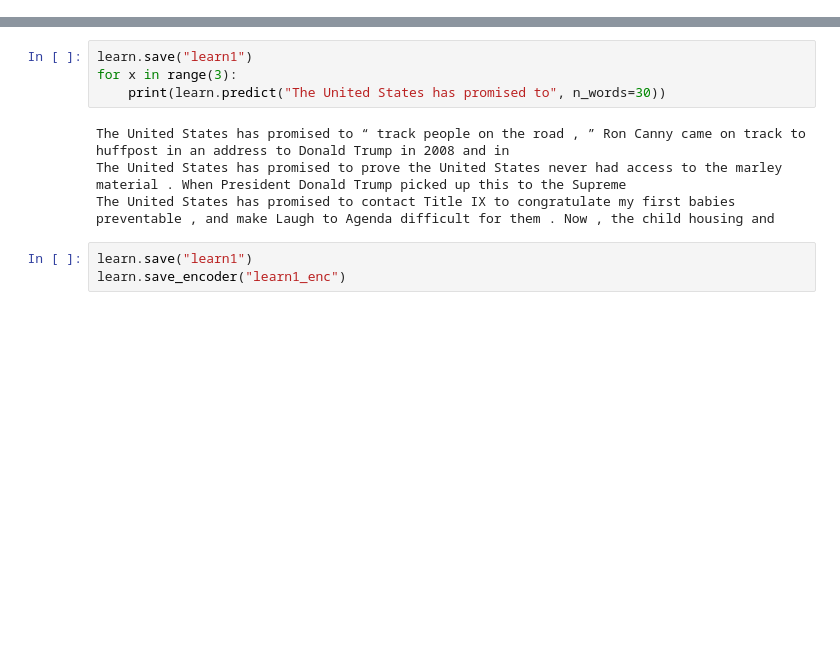
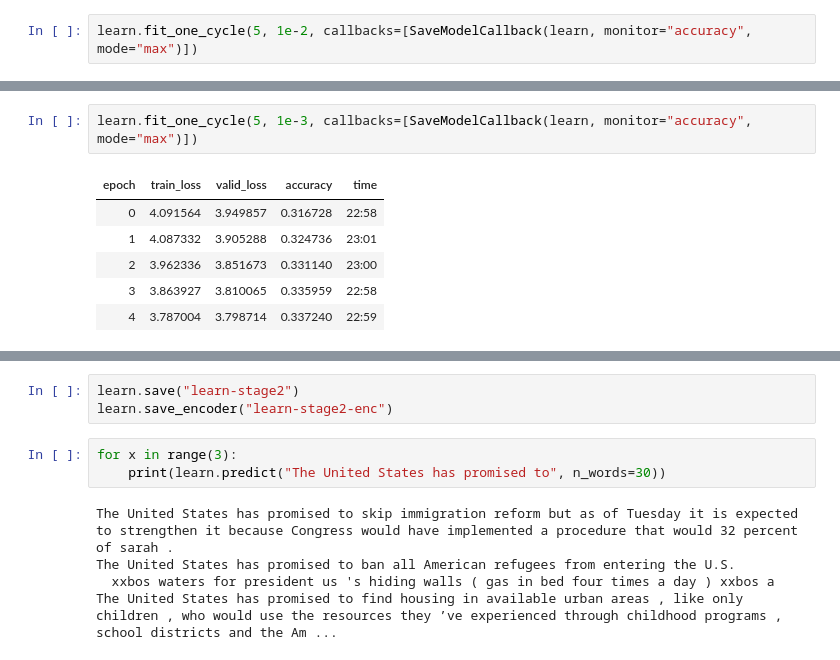
Before and after one commit to VicenteMoraes/SarcasmDetector, a Jupyter notebook: Model.ipynb, the cells around one changed output, grey strips where cells are left out. Cells and saved outputs as stored; diff of their text form; blank space fills up the shorter version.

```diff
--- a/Model.ipynb
+++ b/Model.ipynb
@@ -28,0 +50,2 @@ LR Finder is complete, type {learner_name}.recorder.plot() to see the graph.
+# %%
+learn.fit_one_cycle(5, 1e-2, callbacks=[SaveModelCallback(learn, monitor="accuracy", mode="max")])
@@ -28,0 +73,9 @@ LR Finder is complete, type {learner_name}.recorder.plot() to see the graph.
+# %%
+learn.fit_one_cycle(5, 1e-3, callbacks=[SaveModelCallback(learn, monitor="accuracy", mode="max")])
+# %% [output]
+| epoch | train_loss | valid_loss | accuracy | time |
+| 0 | 4.091564 | 3.949857 | 0.316728 | 22:58 |
+| 1 | 4.087332 | 3.905288 | 0.324736 | 23:01 |
+| 2 | 3.962336 | 3.851673 | 0.331140 | 23:00 |
+| 3 | 3.863927 | 3.810065 | 0.335959 | 22:58 |
+| 4 | 3.787004 | 3.798714 | 0.337240 | 22:59 |
@@ -29,11 +87,11 @@ LR Finder is complete, type {learner_name}.recorder.plot() to see the graph.
+# %%
+learn.save("learn-stage2")
+learn.save_encoder("learn-stage2-enc")
 # %%
-learn.save("learn1")
 for x in range(3):
     print(learn.predict("The United States has promised to", n_words=30))
 # %% [output]
-The United States has promised to “ track people on the road , ” Ron Canny came on track to huffpost in an address to Donald Trump in 2008 and in
-The United States has promised to prove the United States never had access to the marley material . When President Donald Trump picked up this to the Supreme
-The United States has promised to contact Title IX to congratulate my first babies preventable , and make Laugh to Agenda difficult for them . Now , the child housing and
+The United States has promised to skip immigration reform but as of Tuesday it is expected to strengthen it because Congress would have implemented a procedure that would 32 percent of sarah .
+The United States has promised to ban all American refugees from entering the U.S.
+  xxbos waters for president us 's hiding walls ( gas in bed four times a day ) xxbos a
+The United States has promised to find housing in available urban areas , like only children , who would use the resources they ’ve experienced through childhood programs , school districts and the Am ...
-# %%
-learn.save("learn1")
-learn.save_encoder("learn1_enc")
```
Also changed, not shown: parts of 8 cells of this notebook, 1 other file.
